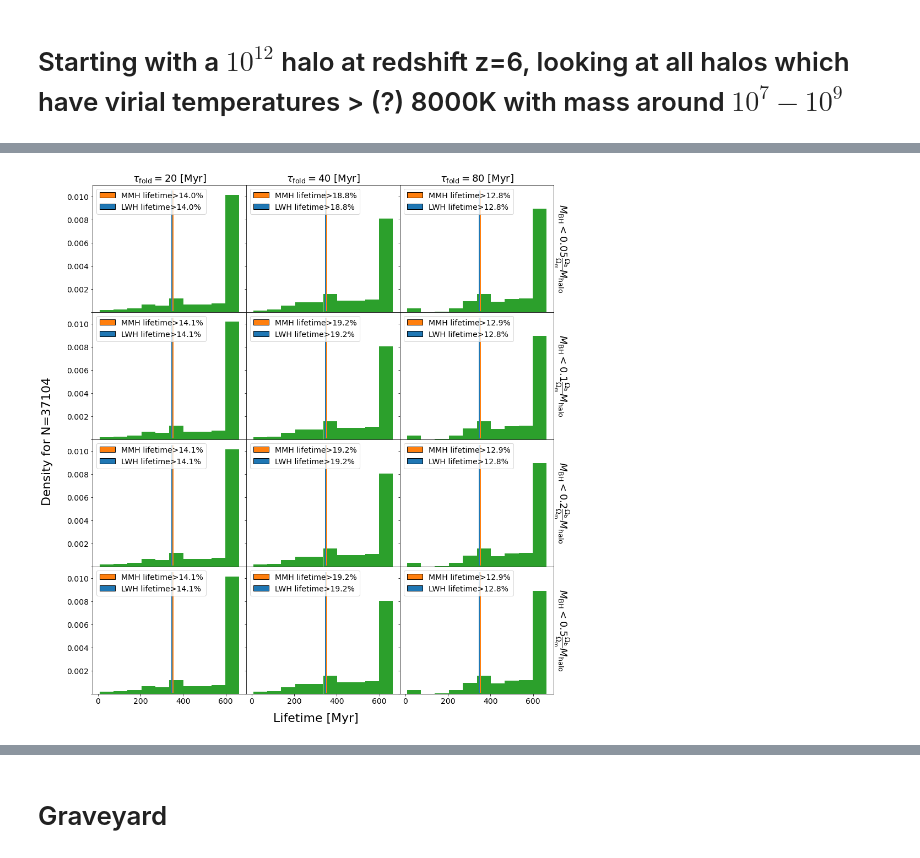
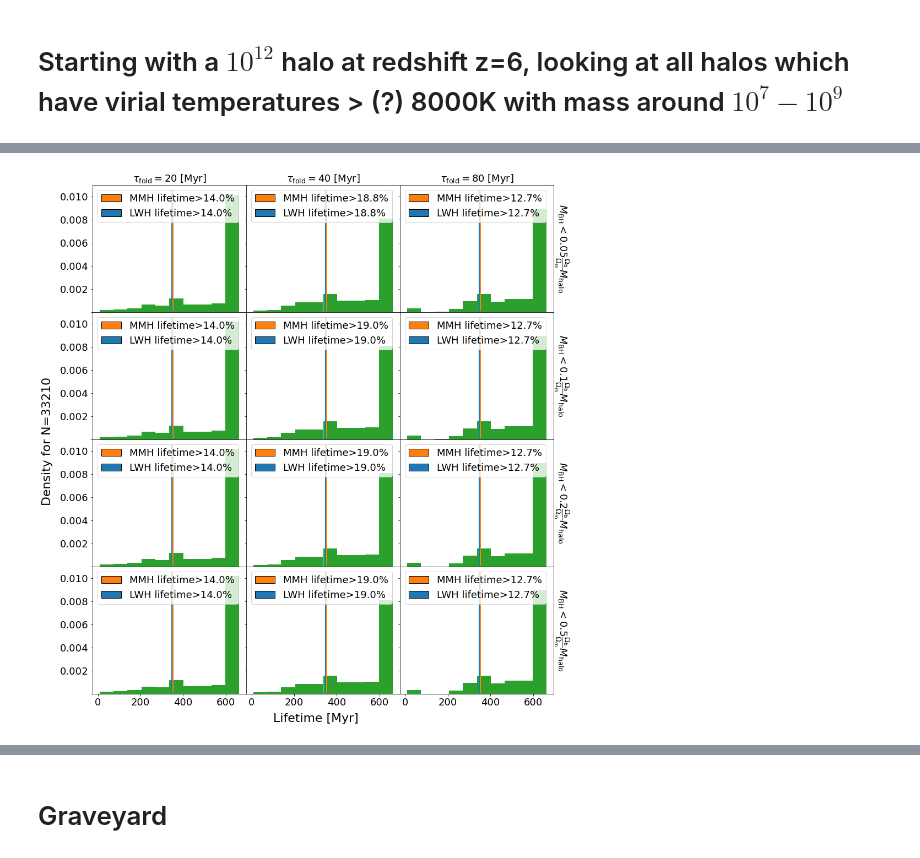
Before and after one commit to mscoggs/dcbh_relation_lifetime, a Jupyter notebook: analyze_trees.ipynb, the cells around one changed output, grey strips where cells are left out. Saved outputs shown, nothing was run; the diff lists cells and outputs as text; code cells hidden in the pictures.

```diff
--- a/analyze_trees.ipynb
+++ b/analyze_trees.ipynb
@@ -344,0 +340,2 @@ print(lw_tree[0])
+# %%
+z = get_redshift("data/Snapshot_alist_mod")
@@ -345,6 +360,7 @@ print(lw_tree[0])
 # %% [markdown]
 # Starting with a $10^{12}$ halo at redshift z=6, looking at all halos which have virial temperatures > (?) 8000K with mass around $10^7-10^9$
 # %%
-z = get_redshift("Snapshot_alist_mod")
-trees_raw = read_trees("1e12_6_to_18_test")
-trees_clean = clean_trees(trees_raw,z,all_=True)
+t0 = time.time()
+trees_raw = read_trees("data/1e12_6_to_18_test")
+t1 = time.time()
+print(t1-t0)
@@ -350,0 +369,5 @@ trees_clean = clean_trees(trees_raw,z,all_=True)
+# %%
+# t0 = time.time()
+trees_raw = read_trees("data/1e12_6_to_18")
+# t1 = time.time()
+# print(t1-t0)
@@ -354,0 +418,2 @@ cand_trees = find_dcbh_cands(trees_full)
+# %%
+plt.rcParams.update({'font.size': 18})
@@ -355,5 +492,4 @@ cand_trees = find_dcbh_cands(trees_full)
 # %%
-plt.rcParams.update({'font.size': 14})
 
 ratio_min = 1e-1
 total_time = False
@@ -370,41 +506,47 @@ colors= ["tab:green","tab:blue","tab:orange"]
 fig, axs = plt.subplots(ncols=x_num, nrows=y_num, sharex=True, sharey=True, figsize=(15,17))
 x_axis_max = 0.011
 for axis in axs.ravel():
     try: plt.setp(axis.get_yticklabels()[0], visible=False)
     except: continue
     axis.set_ylim(0,x_axis_max)
 
 fig.supxlabel("Lifetime [Myr]", y=0.08, size=22)
 fig.supylabel("Density for N="+str(len(cand_trees)), x=0.04, size=22)
 
 for row in range(y_num):
     for col in range(x_num):
         for seed,ls in zip(seed_list,colors):
 
-            mm_lifetime = find_ratio_lifetime([mm_tree],folding_list[col],cap_list[row],seed, ratio_min = ratio_min, total_time = total_time,edd_growth=edd_growth)[0]
-            lw_lifetime = find_ratio_lifetime([lw_tree],folding_list[col],cap_list[row],seed, ratio_min = ratio_min, total_time = total_time,edd_growth=edd_growth)[0]
-            axs[row,col].plot(np.linspace(mm_lifetime,mm_lifetime,10),np.linspace(x_axis_max*0.01,x_axis_max*0.95,10),c="tab:orange", lw=2)
-            axs[row,col].plot(np.linspace(lw_lifetime,lw_lifetime,10),np.linspace(x_axis_max*0.01,x_axis_max*0.95,10),c="tab:blue", lw=2)
+            mm_lifetime,mm_total_times = find_ratio_lifetime([mm_tree],folding_list[col],cap_list[row],seed, ratio_min = ratio_min, total_time = total_time,edd_growth=edd_growth)
+            lw_lifetime,lw_total_times = find_ratio_lifetime([lw_tree],folding_list[col],cap_list[row],seed, ratio_min = ratio_min, total_time = total_time,edd_growth=edd_growth)
+            dt, total_times = find_ratio_lifetime(cand_trees, folding_list[col],cap_list[row],seed,ratio_min = ratio_min, total_time = total_time, edd_growth=edd_growth)
 
-            dt = find_ratio_lifetime(cand_trees, folding_list[col],cap_list[row],seed,ratio_min = ratio_min, total_time = total_time, edd_growth=edd_growth)
             n, bins, patches = axs[row,col].hist(dt,alpha=1, color="tab:green", density=True)
-            mm_fraction = len(np.where(dt < mm_lifetime)[0])/len(cand_trees)
-            lw_fraction = len(np.where(dt < lw_lifetime)[0])/len(cand_trees)
+            labels,handles = [],[]
+            if(mm_lifetime[0] != mm_total_times[0]):
+                axs[row,col].plot(np.linspace(mm_lifetime,mm_lifetime,10),np.linspace(x_axis_max*0.01,x_axis_max*0.95,10),c="tab:orange", lw=2)
+                mm_fraction = len(np.where(dt < mm_lifetime)[0])/len(cand_trees)
+                handles.append(Rectangle((0, 0), 1, 1, color="tab:orange", ec="k"))
+                labels.append("MMH lifetime>"+"{:.1f}".format(mm_fraction*100)+"%")
 
-            handles = [Rectangle((0, 0), 1, 1, color=c, ec="k") for c in ["tab:orange", "tab:blue"]]
-            labels = ["MMH lifetime>"+"{:.1f}".format(mm_fraction*100)+"%", "LWH lifetime>"+"{:.1f}".format(lw_fraction*100)+"%"]
-            axs[row,col].legend(handles, labels,loc='upper left')
+            if(lw_lifetime[0] != lw_total_times[0]):
+                axs[row,col].plot(np.linspace(lw_lifetime,lw_lifetime,10),np.linspace(x_axis_max*0.01,x_axis_max*0.95,10),c="tab:blue", lw=2)
+                lw_fraction = len(np.where(dt < lw_lifetime)[0])/len(cand_trees)
+                handles.append(Rectangle((0, 0), 1, 1, color="tab:blue", ec="k"))
+                labels.append("LWH lifetime>"+"{:.1f}".format(lw_fraction*100)+"%")
+
+            if(labels != []): axs[row,col].legend(handles, labels,loc='upper left')
 
         if(row==0): axs[row,col].set_title(r"$\tau_{\rm fold} = $" +str(folding_list[col]) +" [Myr]", fontsize = 18 )
         if(col == x_num-1):
             axs[row, col].yaxis.set_label_position("right")
             axs[row, col].set_ylabel(r"$M_{\rm BH} < $"+str(cap_list[row]) +r"$\frac{\Omega_{\rm b}}{\Omega_{\rm m}} M_{\rm halo}$", fontsize = 18, rotation=270, labelpad=30)
 
 # handles = [Rectangle((0, 0), 1, 1, color=c, ec="k") for c in colors]
 # labels = [r'$M_0$ = $10^'+str(int(np.log10(mass)))+'$ $M_{\odot}$' for mass in seed_list]
 # axs[0, 2].legend(handles, labels,loc='upper left', fontsize = 14 , bbox_to_anchor=(0.2, 0.90),edgecolor="black", framealpha=1)
 plt.subplots_adjust(wspace=0, hspace=0)
 save_title = "lifetimes_for_ratio_min="+str(ratio_min)+"_total_time="+str(total_time)+"_edd_growth="+str(edd_growth)
 plt.savefig("figures/"+save_title+".pdf",bbox_inches='tight')
 # %% [output]
-[figure, old version]
+[figure, new version]
```
Also changed, not shown: parts of 17 cells of this notebook, 5 other files.
